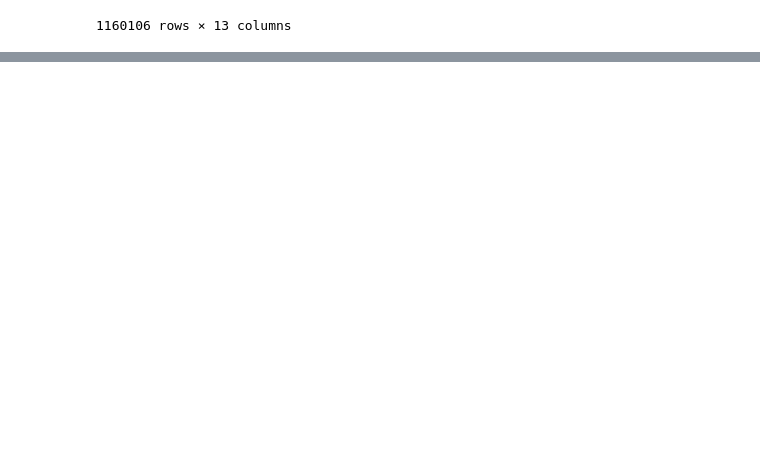
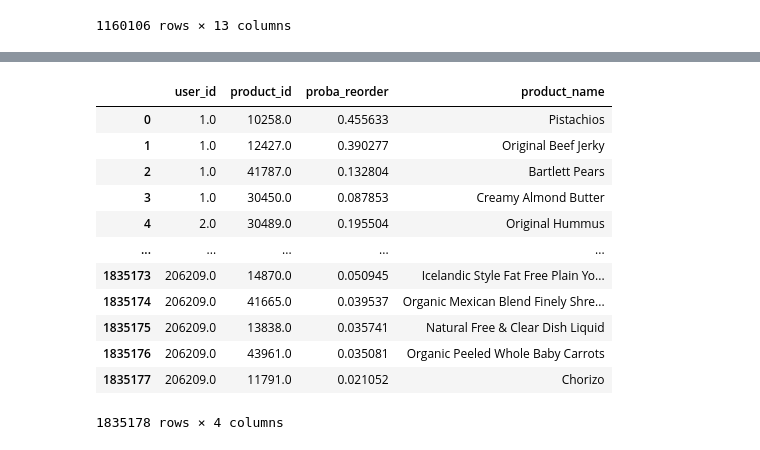
Before and after one commit to AlexandrG1209/nextbuy, a Jupyter notebook: notebook.ipynb, the cells around one changed output, grey strips where cells are left out. Saved outputs shown, nothing was run; the diff lists cells and outputs as text; code cells hidden in the pictures; blank space fills up the shorter version.

```diff
--- a/notebook.ipynb
+++ b/notebook.ipynb
@@ -633,8 +688,7 @@ def reorder_df(df):
 
 
     # Création de la nouvelle df
-    df_new = (df[['user_id', 'product_id', 'reordered']]
-                .merge(user_col, on='user_id', how='left')
+    df_new = (df[['user_id', 'product_id', 'reordered']].merge(user_col, on='user_id', how='left')
                 .merge(prod_col, on='product_id', how='left')
                 .merge(fus_col, on=['user_id', 'product_id'], how='left')
                 .drop_duplicates(subset=['user_id', 'product_id'])
@@ -731,0 +912,36 @@ Accuracy : 74.08%
+# %%
+def use_ia(model, df):
+    """
+    model : LightGBM déjà entraîné (avec model.fit())
+    df    : historique d'un utilisateur (toutes ses commandes passées)
+    """
+    features_df = cart_df(df)
+
+    # garder les ids pour les réattacher après
+    ids = features_df[["user_id", "product_id"]].copy()
+
+    # prédiction directe
+    inputt = features_df.drop(columns=["user_id", "product_id", "reordered"])
+    probas = model.predict_proba(inputt)[:, 1]
+
+    # reconstruire le résultat
+    ids["proba_reorder"] = probas
+    product_names = df[["product_id", "product_name"]].drop_duplicates("product_id")
+    ids = ids.merge(product_names, on="product_id", how="left")
+
+    return ids.sort_values(["user_id", "proba_reorder"], ascending=[True, False]).reset_index(drop=True)
+# %%
+# separer la df en 2 pour l'entrainement et les test
+train, test = train_test_split(df, test_size=0.2, random_state=42)
+
+# remodeler la df pour que elle soit utilisable
+df_cart_train = cart_df(train)
+
+# separer l'input et l'output en et les id pour par que l'ia les prennent en compte
+ids_train = df_cart_train[["user_id", "product_id"]]
+input_train = df_cart_train.drop(columns=["user_id", "product_id", "reordered"])
+output_train = df_cart_train["reordered"]
+# %%
+#entrainement de l'ia
+model = lgb.LGBMClassifier()
+model.fit(input_train, output_train)
@@ -731,0 +958,17 @@ Accuracy : 74.08%
+# %%
+# utilisation de l'ia
+use_ia(model, test)
+# %% [output]
+|  | user_id | product_id | proba_reorder | product_name |
+| 0 | 1.0 | 10258.0 | 0.455633 | Pistachios |
+| 1 | 1.0 | 12427.0 | 0.390277 | Original Beef Jerky |
+| 2 | 1.0 | 41787.0 | 0.132804 | Bartlett Pears |
+| 3 | 1.0 | 30450.0 | 0.087853 | Creamy Almond Butter |
+| 4 | 2.0 | 30489.0 | 0.195504 | Original Hummus |
+| ... | ... | ... | ... | ... |
+| 1835173 | 206209.0 | 14870.0 | 0.050945 | Icelandic Style Fat Free Plain Yo... |
+| 1835174 | 206209.0 | 41665.0 | 0.039537 | Organic Mexican Blend Finely Shre... |
+| 1835175 | 206209.0 | 13838.0 | 0.035741 | Natural Free & Clear Dish Liquid |
+| 1835176 | 206209.0 | 43961.0 | 0.035081 | Organic Peeled Whole Baby Carrots |
+| 1835177 | 206209.0 | 11791.0 | 0.021052 | Chorizo |
+1835178 rows × 4 columns
```
Also changed, not shown: parts of 28 cells of this notebook.
